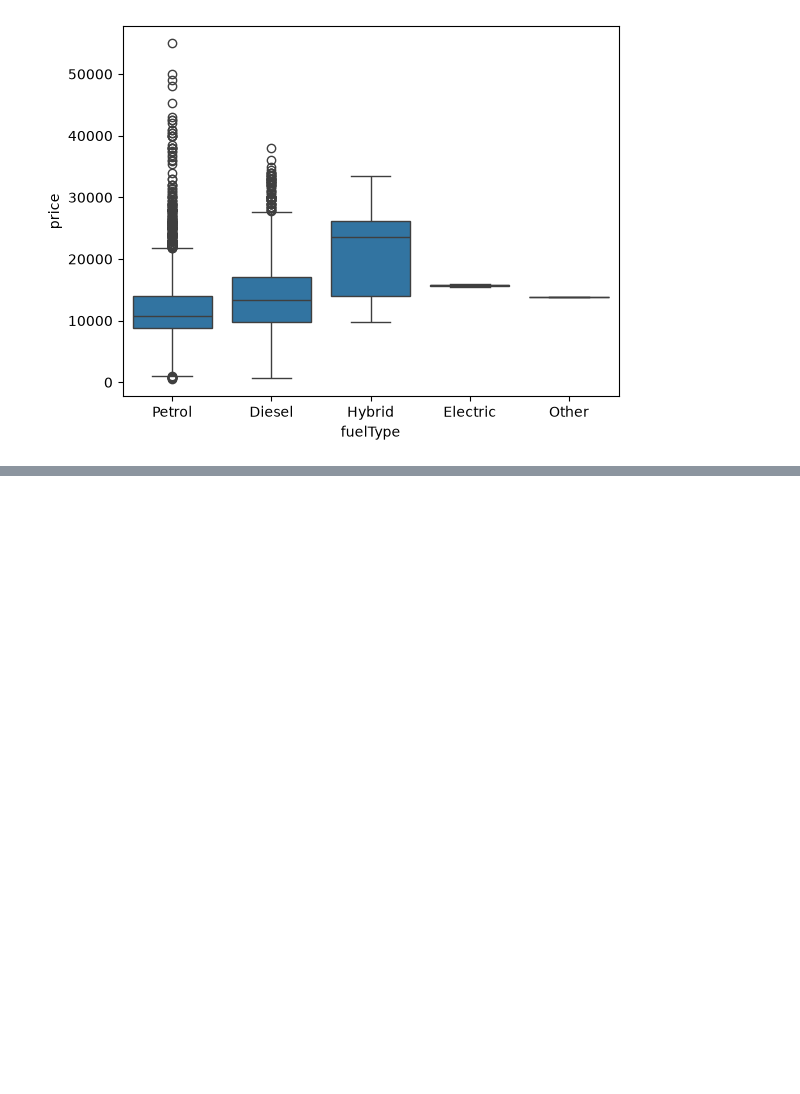
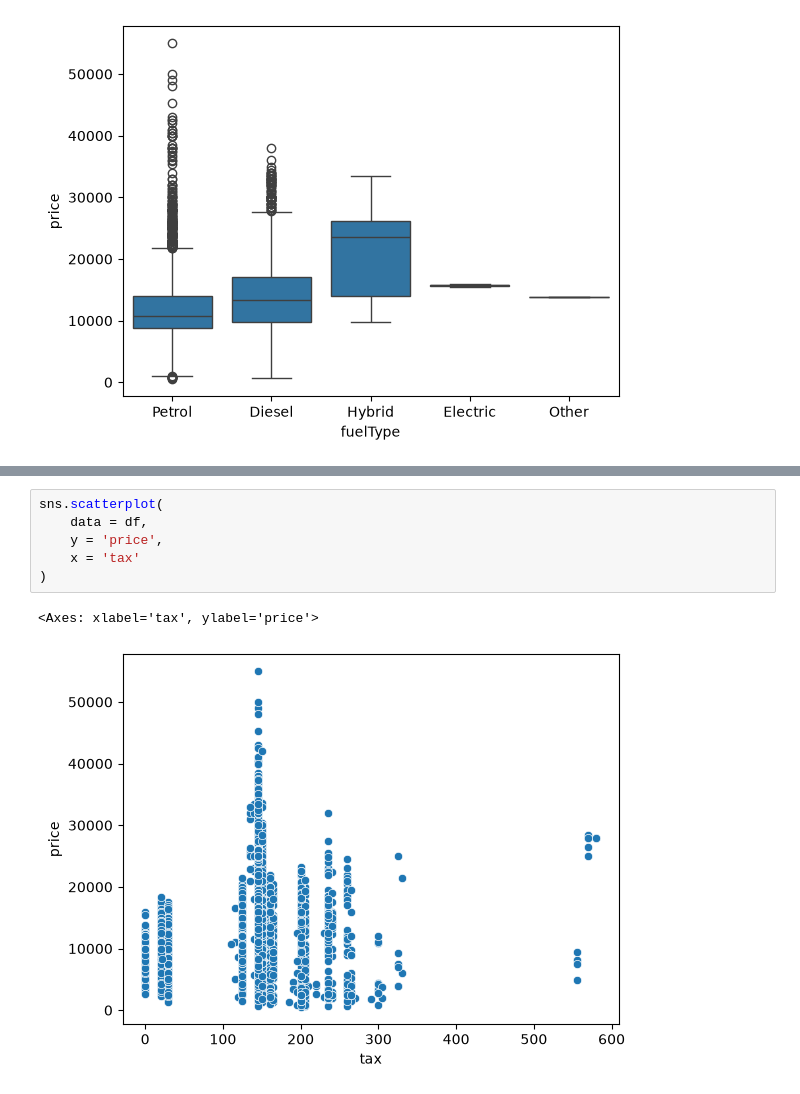
Before and after one commit to praful011-nep/ML-Playground, a Jupyter notebook: Machine Learning/Supervised Learning/ford_price_prediction.ipynb, the cells around one changed output, grey strips where cells are left out. Saved outputs shown, nothing was run; the diff lists cells and outputs as text; blank space fills up the shorter version.

```diff
--- a/Machine Learning/Supervised Learning/ford_price_prediction.ipynb
+++ b/Machine Learning/Supervised Learning/ford_price_prediction.ipynb
@@ -160,0 +202,9 @@ sns.boxplot(
+# %%
+sns.scatterplot(
+    data = df,
+    y = 'price',
+    x = 'tax'
+)
+# %% [output]
+<Axes: xlabel='tax', ylabel='price'>
+[figure, added]
```
Also changed, not shown: parts of 4 cells of this notebook.
